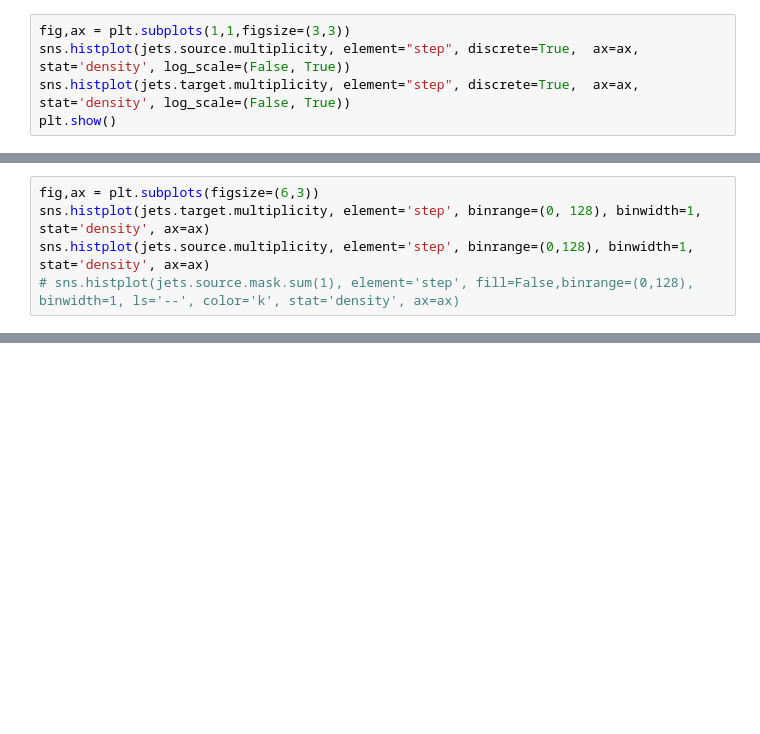
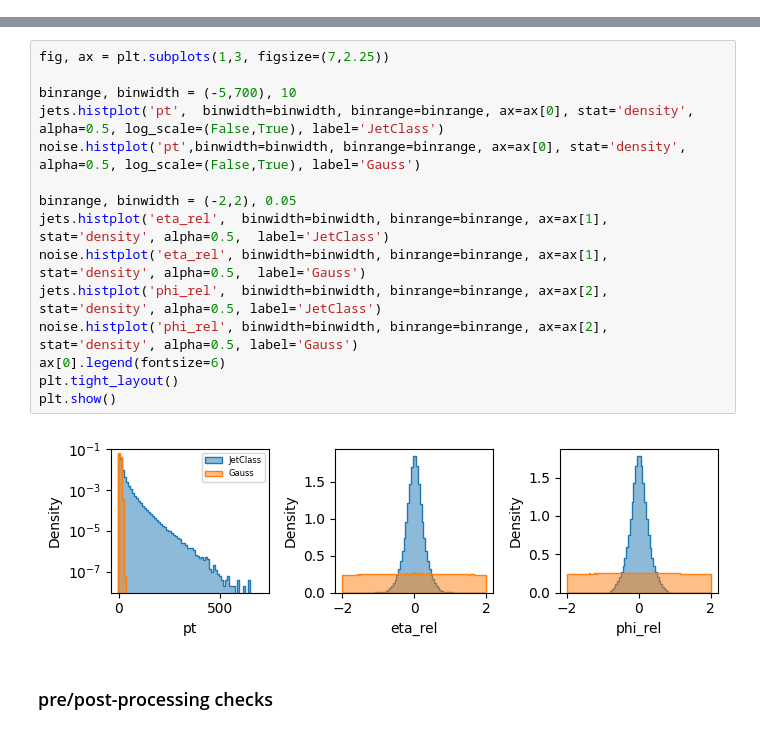
Before and after one commit to dfaroughy/CMB, a Jupyter notebook: experiments/jetclass/JetClass.ipynb, the cells around one changed output, grey strips where cells are left out. Drawn from its saved outputs; the diff is of its cells as text; blank space fills up the shorter version.

```diff
--- a/experiments/jetclass/JetClass.ipynb
+++ b/experiments/jetclass/JetClass.ipynb
@@ -413,5 +0,0 @@ jets.source.display_cloud(0), jets.target.display_cloud(0)
-# %%
-fig,ax = plt.subplots(1,1,figsize=(3,3))
-sns.histplot(jets.source.multiplicity, element="step", discrete=True,  ax=ax, stat='density', log_scale=(False, True))
-sns.histplot(jets.target.multiplicity, element="step", discrete=True,  ax=ax, stat='density', log_scale=(False, True))
-plt.show()
@@ -457,5 +0,0 @@ plt.tight_layout()
-# %%
-fig,ax = plt.subplots(figsize=(6,3))
-sns.histplot(jets.target.multiplicity, element='step', binrange=(0, 128), binwidth=1, stat='density', ax=ax)
-sns.histplot(jets.source.multiplicity, element='step', binrange=(0,128), binwidth=1, stat='density', ax=ax)
-# sns.histplot(jets.source.mask.sum(1), element='step', fill=False,binrange=(0,128), binwidth=1, ls='--', color='k', stat='density', ax=ax)
@@ -582,0 +229,19 @@ plt.tight_layout()
+# %%
+fig, ax = plt.subplots(1,3, figsize=(7,2.25))
+
+binrange, binwidth = (-5,700), 10
+jets.histplot('pt',  binwidth=binwidth, binrange=binrange, ax=ax[0], stat='density', alpha=0.5, log_scale=(False,True), label='JetClass')
+noise.histplot('pt',binwidth=binwidth, binrange=binrange, ax=ax[0], stat='density', alpha=0.5, log_scale=(False,True), label='Gauss')
+
+binrange, binwidth = (-2,2), 0.05
+jets.histplot('eta_rel',  binwidth=binwidth, binrange=binrange, ax=ax[1], stat='density', alpha=0.5,  label='JetClass')
+noise.histplot('eta_rel', binwidth=binwidth, binrange=binrange, ax=ax[1], stat='density', alpha=0.5,  label='Gauss')
+jets.histplot('phi_rel',  binwidth=binwidth, binrange=binrange, ax=ax[2], stat='density', alpha=0.5, label='JetClass')
+noise.histplot('phi_rel', binwidth=binwidth, binrange=binrange, ax=ax[2], stat='density', alpha=0.5, label='Gauss')
+ax[0].legend(fontsize=6)
+plt.tight_layout()
+plt.show()
+# %% [output]
+[figure, added]
+# %% [markdown]
+### pre/post-processing checks
```
Also changed, not shown: parts of 44 cells of this notebook, 5 other files.
